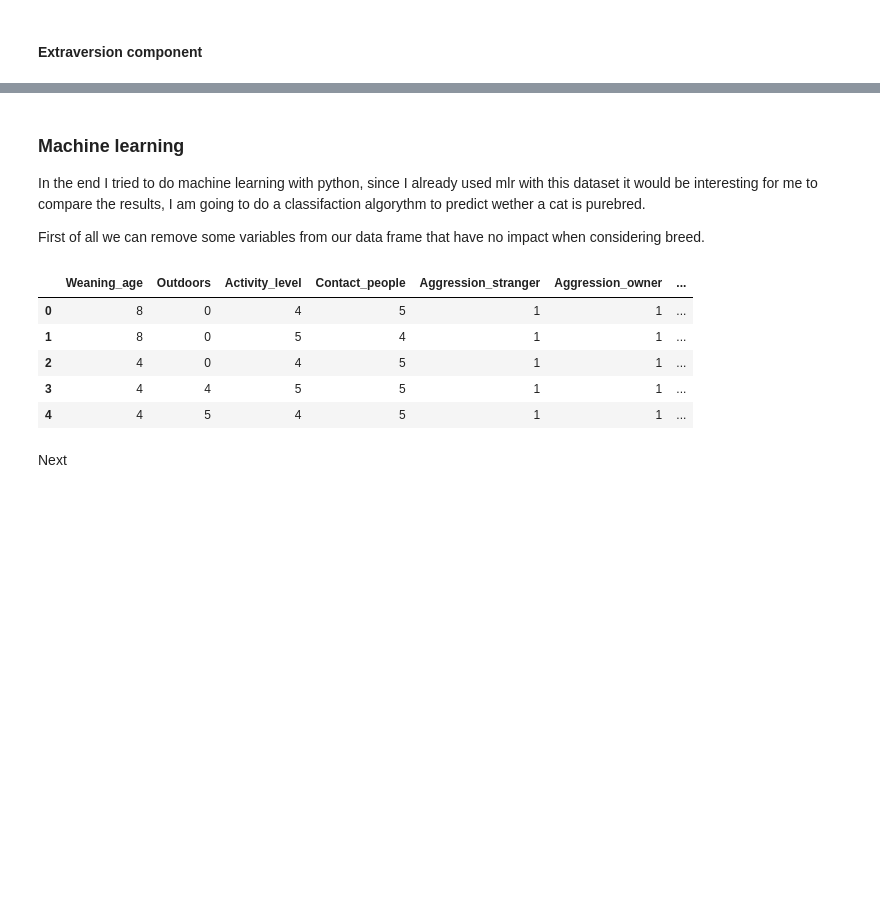
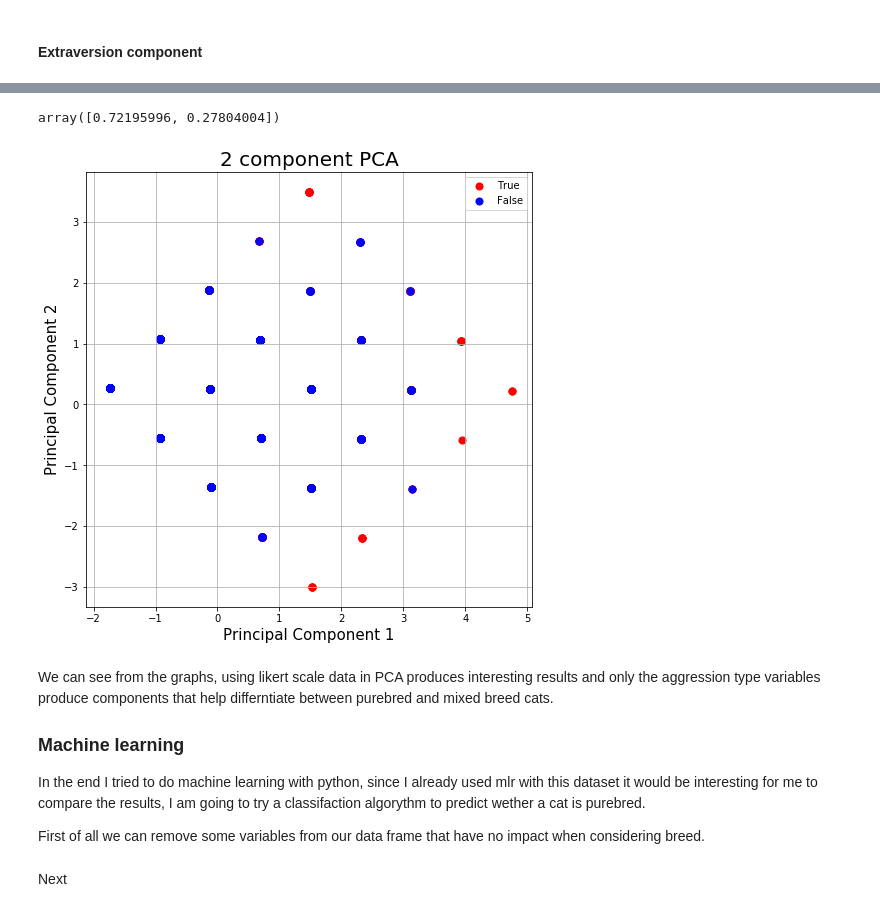
Before and after one commit to gunzas/SynBio-MindaugasVaitkevicius, a Jupyter notebook: Report.ipynb, the cells around one changed output, grey strips where cells are left out. Drawn from its saved outputs; the diff is of its cells as text; code cells hidden in the pictures; blank space fills up the shorter version.

```diff
--- a/Report.ipynb
+++ b/Report.ipynb
@@ -259,6 +322,41 @@ array([0.72195996, 0.27804004])
+# %%
+extra_f = ['Activity_level', 'Contact_people']
+pca_extra = StandardScaler().fit_transform(data.loc[:, extra_f])
+
+pca_e = PCA(0.95)
+principalComponents_extra = pca_e.fit_transform(pca_extra)
+
+principalDf_extra = pd.DataFrame(data = principalComponents_extra
+             , columns = ['principal component 1', 'principal component 2'])
+
+finalDf_extra = pd.concat([principalDf_extra, data[['Purebred']]], axis = 1)
+
+fig = plt.figure(figsize = (8,8))
+ax = fig.add_subplot(1,1,1)
+ax.set_xlabel('Principal Component 1', fontsize = 15)
+ax.set_ylabel('Principal Component 2', fontsize = 15)
+ax.set_title('2 component PCA', fontsize = 20)
+targets = [True, False]
+colors = ['r', 'b']
+for target, color in zip(targets,colors):
+    indicesToKeep = finalDf_extra['Purebred'] == target
+    ax.scatter(finalDf_extra.loc[indicesToKeep, 'principal component 1']
+               , finalDf_extra.loc[indicesToKeep, 'principal component 2']
+               , c = color
+               , s = 50)
+ax.legend(targets)
+ax.grid()
+
+
+pca_e.explained_variance_ratio_
+# %% [output]
+array([0.72195996, 0.27804004])
+[figure, added]
 # %% [markdown]
+We can see from the graphs, using likert scale data in PCA produces interesting results and only the aggression type variables produce components that help differntiate between purebred and mixed breed cats.
+
 ### Machine learning
-In the end I tried to do machine learning with python, since I already used mlr with this dataset it would be interesting for me to compare the results, I am going to do a classifaction algorythm to predict wether a cat is purebred.
+In the end I tried to do machine learning with python, since I already used mlr with this dataset it would be interesting for me to compare the results, I am going to try a classifaction algorythm to predict wether a cat is purebred.
 
 First of all we can remove some variables from our data frame that have no impact when considering breed.
 # %%
@@ -267,14 +365,11 @@ ml_features = ['Weaning_age', 'Outdoors', 'Activity_level', 'Contact_people',
                 'Shyness_novel','Shyness_strangers', 'Grooming', 'Wool_sucking',
                 'Behaviour_problem', 'Purebred']
 ml_data = data.loc[:, ml_features]
-ml_data.head()
+
+ml_train = ml_data.iloc[:, 0:-1]
+ml_classes = ml_data.iloc[:, -1]
+clf = tree.DecisionTreeClassifier()
+clf = clf.fit(ml_train, ml_classes)
-# %% [output]
-|  | Weaning_age | Outdoors | Activity_level | Contact_people | Aggression_stranger | Aggression_owner | ... |
-| 0 | 8 | 0 | 4 | 5 | 1 | 1 | ... |
-| 1 | 8 | 0 | 5 | 4 | 1 | 1 | ... |
-| 2 | 4 | 0 | 4 | 5 | 1 | 1 | ... |
-| 3 | 4 | 4 | 5 | 5 | 1 | 1 | ... |
-| 4 | 4 | 5 | 4 | 5 | 1 | 1 | ... |
 # %% [markdown]
 Next
 # %% [markdown]
```
Also changed, not shown: parts of 9 cells of this notebook.
